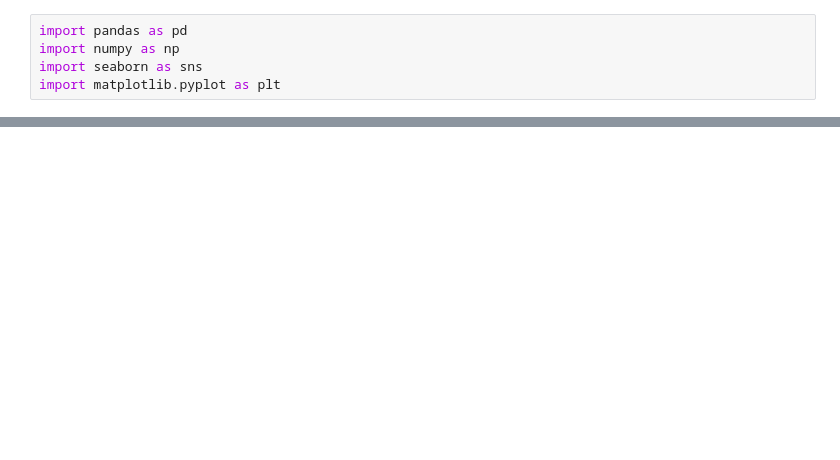
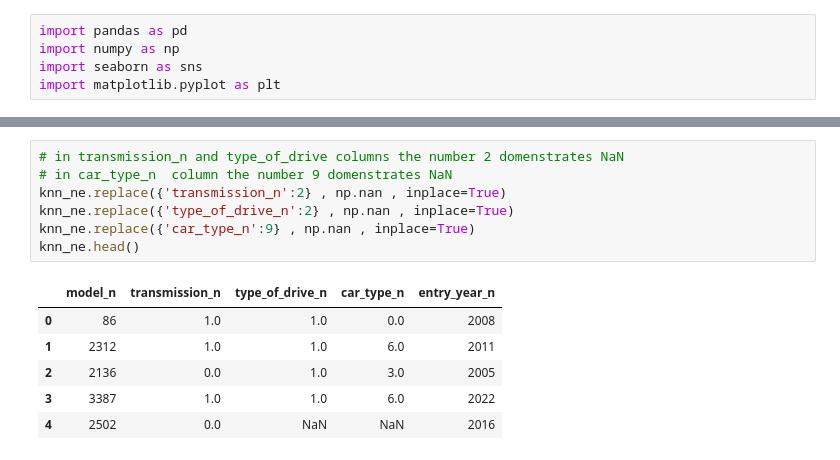
Before and after one commit to javadbazargan/EDA_statistical_tests_on_used_cars, a Jupyter notebook: eda_sta_used_car.ipynb, the cells around one changed output, grey strips where cells are left out. Cells and saved outputs as stored; diff of their text form; blank space fills up the shorter version.

```diff
--- a/eda_sta_used_car.ipynb
+++ b/eda_sta_used_car.ipynb
@@ -16,0 +92,14 @@ df.head()
+# %%
+# in transmission_n and type_of_drive columns the number 2 domenstrates NaN
+# in car_type_n  column the number 9 domenstrates NaN
+knn_ne.replace({'transmission_n':2} , np.nan , inplace=True)
+knn_ne.replace({'type_of_drive_n':2} , np.nan , inplace=True)
+knn_ne.replace({'car_type_n':9} , np.nan , inplace=True)
+knn_ne.head()
+# %% [output]
+|  | model_n | transmission_n | type_of_drive_n | car_type_n | entry_year_n |
+| 0 | 86 | 1.0 | 1.0 | 0.0 | 2008 |
+| 1 | 2312 | 1.0 | 1.0 | 6.0 | 2011 |
+| 2 | 2136 | 0.0 | 1.0 | 3.0 | 2005 |
+| 3 | 3387 | 1.0 | 1.0 | 6.0 | 2022 |
+| 4 | 2502 | 0.0 | NaN | NaN | 2016 |
```
Also changed, not shown: parts of 7 cells of this notebook.
